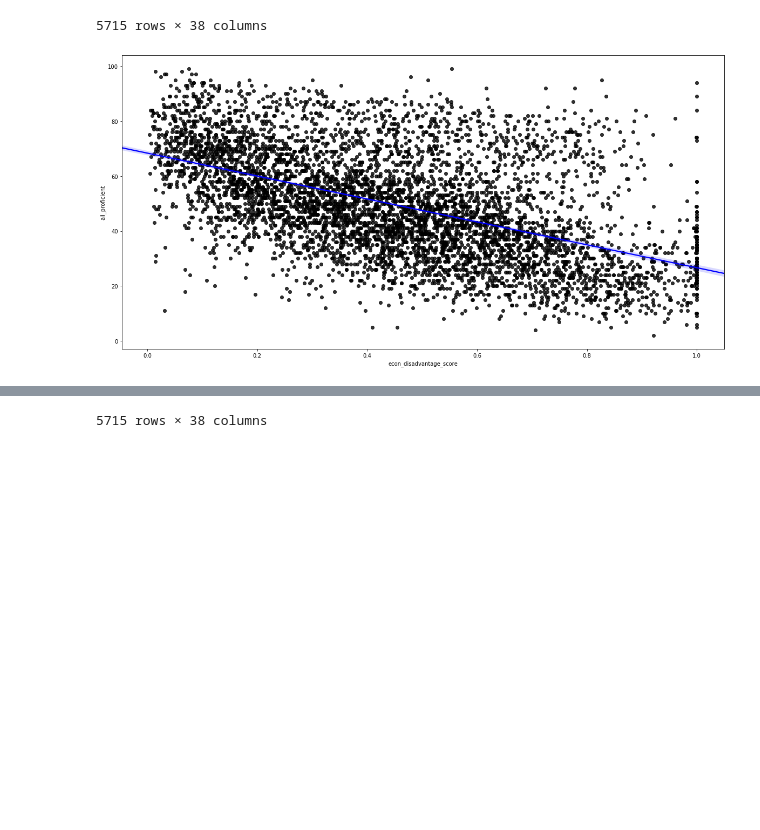
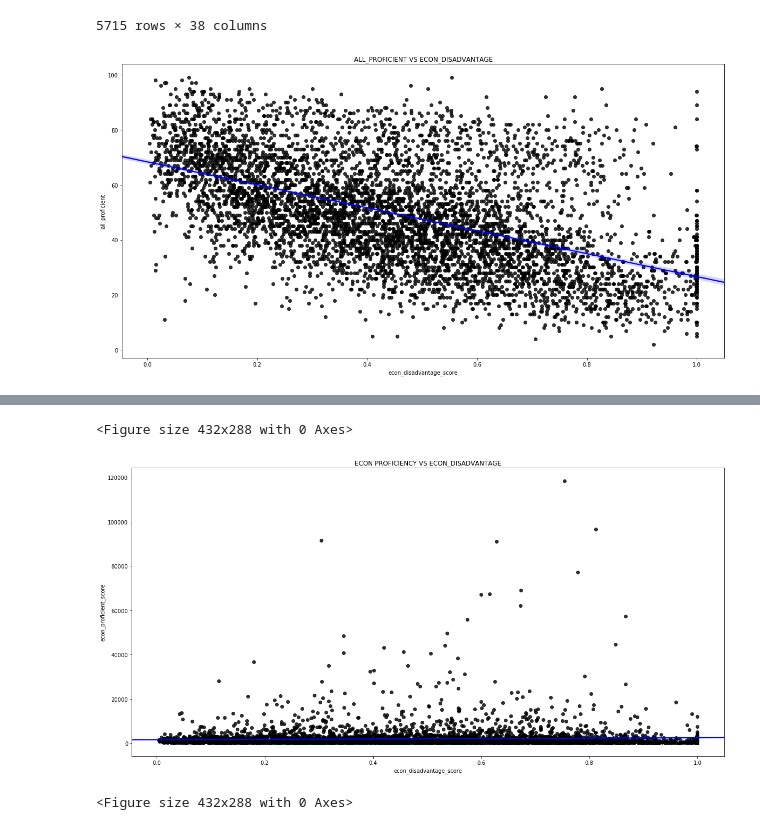
Before and after one commit to kannanfire/kannanfire.github.io, a Jupyter notebook: final_project.ipynb, the cells around one changed output, grey strips where cells are left out. Drawn from its saved outputs; the diff is of its cells as text; code cells hidden in the pictures; blank space fills up the shorter version.

```diff
--- a/final_project.ipynb
+++ b/final_project.ipynb
@@ -378,13 +378,15 @@ dfr
 5715 rows × 38 columns
 # %%
 plt.figure(figsize=(20,10))
-plt.title('ALL')
+plt.title('ALL_PROFICIENT VS ECON_DISADVANTAGE')
 sns.regplot(x=dfr.econ_disadvantage_score, y=dfr.all_proficient, scatter_kws={"color": "black"}, line_kws={"color": "blue"})
 plt.show()
-p
+plt.clf()
 
+plt.figure(figsize=(20,10))
+plt.title('ECON PROFICIENCY VS ECON_DISADVANTAGE')
 sns.regplot(x=dfr.econ_disadvantage_score, y=dfr.econ_proficient_score, scatter_kws={"color": "black"}, line_kws={"color": "blue"})
 plt.show()
-dfr.sort_values('econ_proficient_score')
+plt.clf()
 # %% [output]
-[figure, old version]
+[figure, new version]
@@ -408 +393,3 @@ dfr.sort_values('econ_proficient_score')
-5715 rows × 38 columns
+<Figure size 432x288 with 0 Axes>
+[figure, added]
+<Figure size 432x288 with 0 Axes>
```
Also changed, not shown: parts of 3 cells of this notebook, 1 other file.
